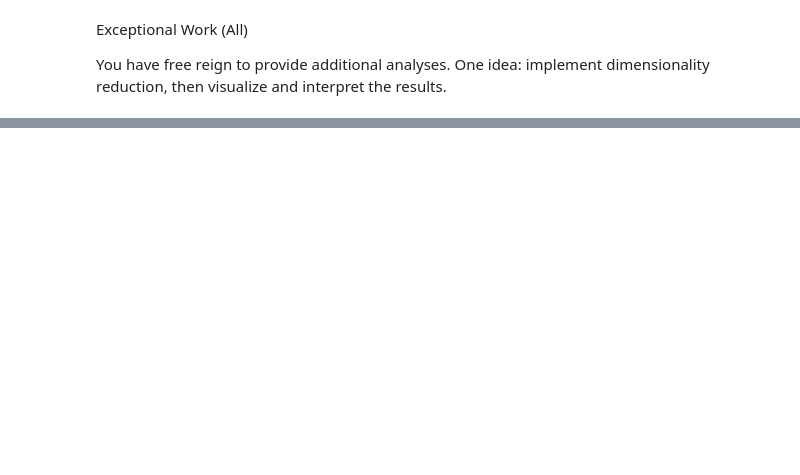
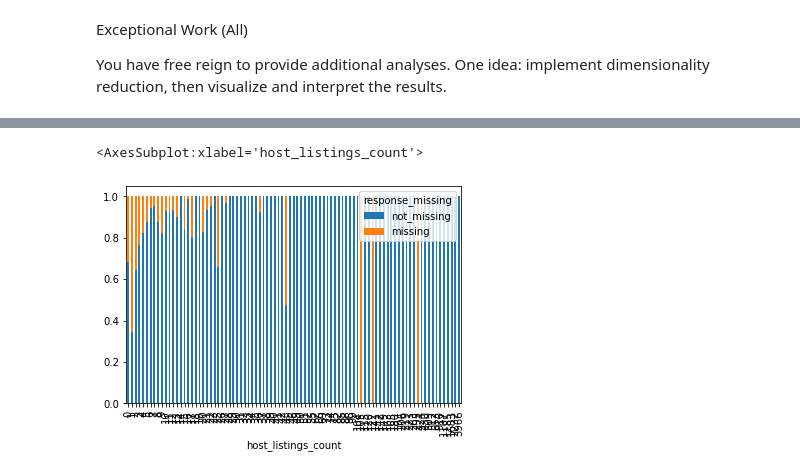
Before and after one commit to rickfontenot/airbnb, a Jupyter notebook: Lab1/WorkingFiles/Rick_lab1.ipynb, the cells around one changed output, grey strips where cells are left out. Saved outputs shown, nothing was run; the diff lists cells and outputs as text; code cells hidden in the pictures; blank space fills up the shorter version.

```diff
--- a/Lab1/WorkingFiles/Rick_lab1.ipynb
+++ b/Lab1/WorkingFiles/Rick_lab1.ipynb
@@ -575,0 +727,7 @@ You have free reign to provide additional analyses. One idea: implement dimensio
+# %%
+
+response_missing = pd.DataFrame(pd.crosstab(listings.host_listings_count, listings.response_missing, normalize='index'))
+response_missing.plot.bar(stacked=True)
+# %% [output]
+<AxesSubplot:xlabel='host_listings_count'>
+[figure, added]
```
Also changed, not shown: parts of 13 cells of this notebook, 2 other files.
